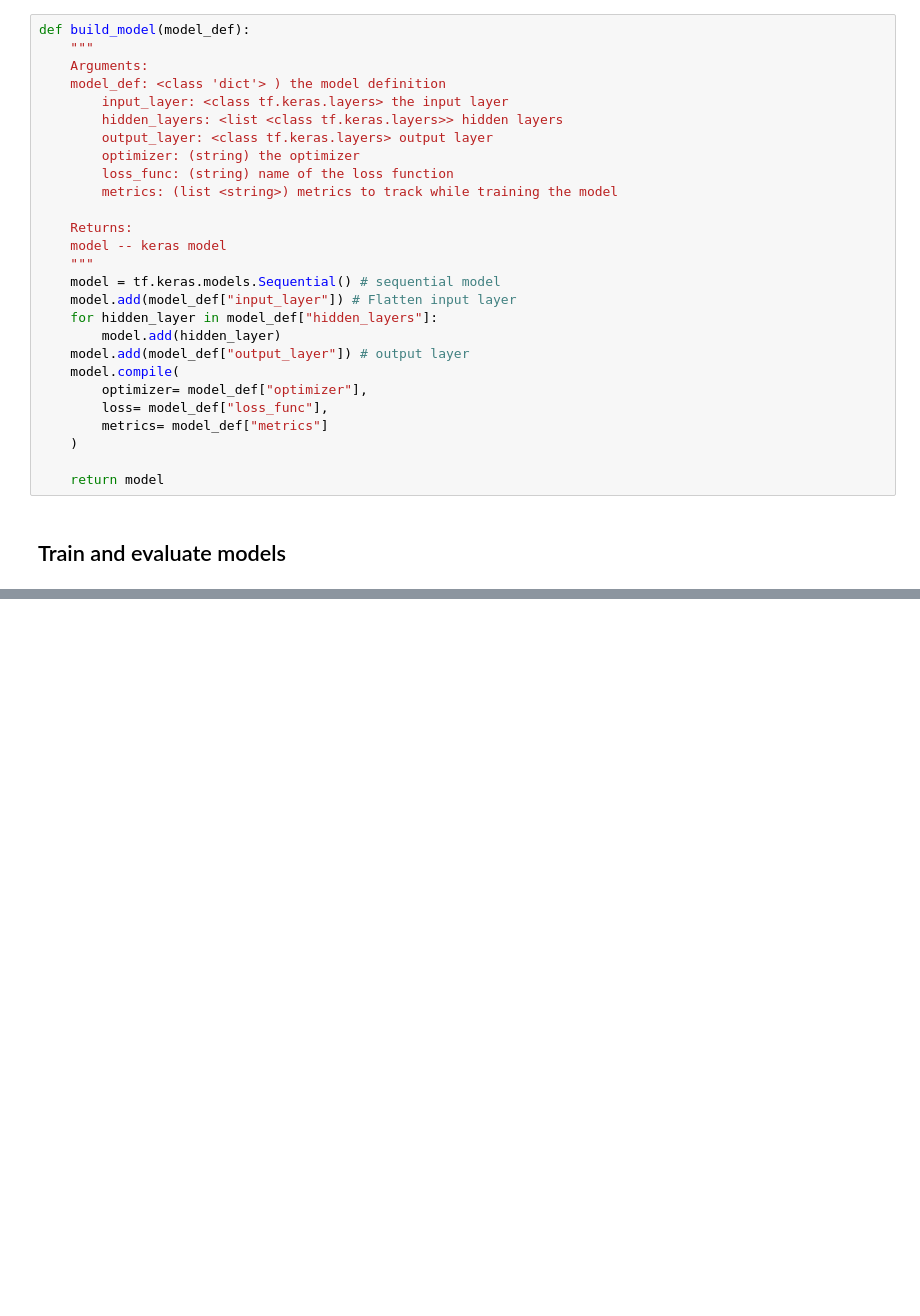
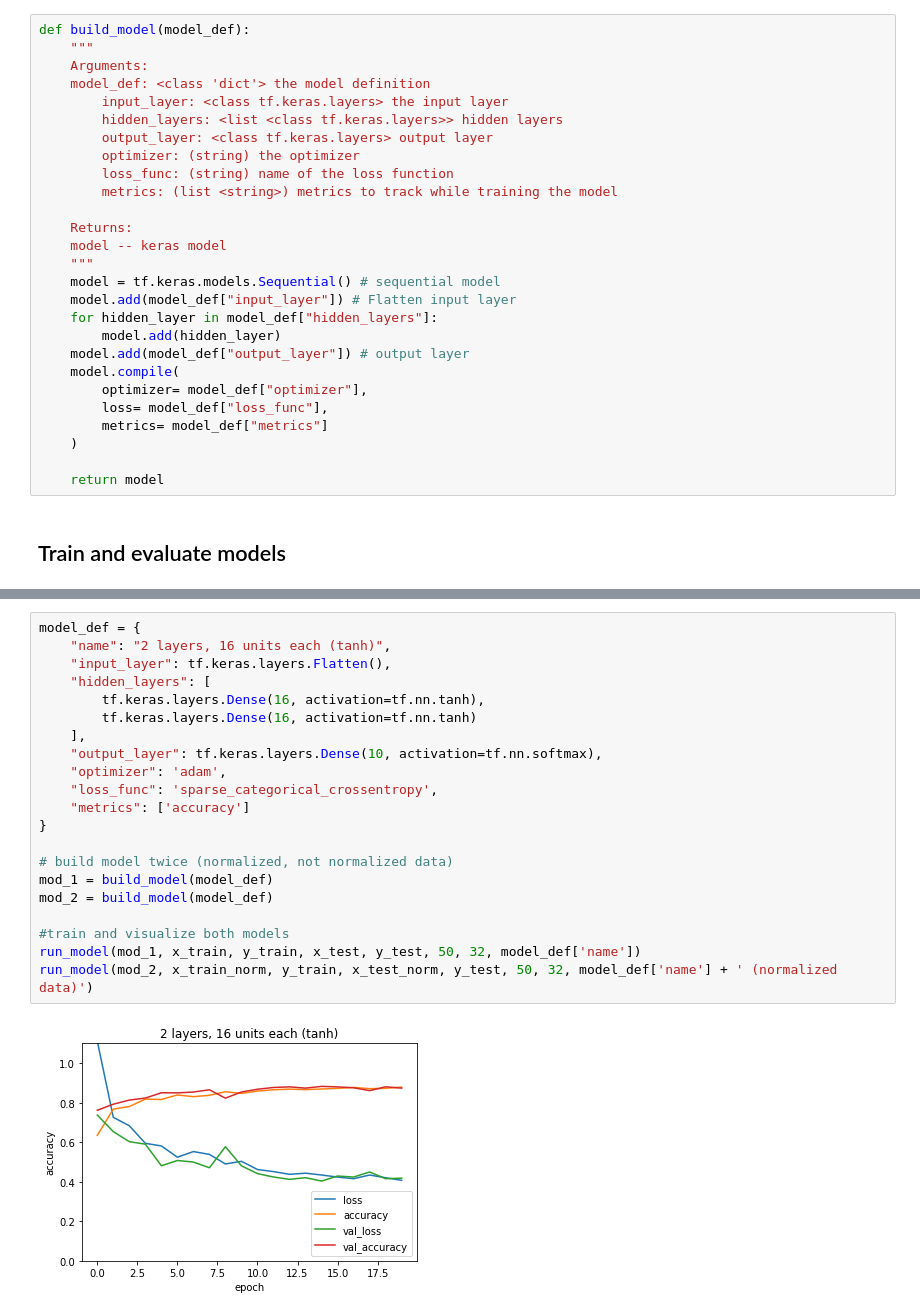
Before and after one commit to eat-your-broccoli/deeplearning, a Jupyter notebook: 02/Simple MNIST Handwritten Digit Recognition lgoettle.ipynb, the cells around one changed output, grey strips where cells are left out. Cells and saved outputs as stored; diff of their text form; blank space fills up the shorter version.

```diff
--- a/02/Simple MNIST Handwritten Digit Recognition lgoettle.ipynb
+++ b/02/Simple MNIST Handwritten Digit Recognition lgoettle.ipynb
@@ -28,7 +37,7 @@ easily build a model from a dictionary
 def build_model(model_def):
     """
     Arguments:
-    model_def: <class 'dict'> ) the model definition
+    model_def: <class 'dict'> the model definition
         input_layer: <class tf.keras.layers> the input layer
         hidden_layers: <list <class tf.keras.layers>> hidden layers
         output_layer: <class tf.keras.layers> output layer
@@ -174,0 +178,23 @@ for model_def in models:
+# %%
+model_def = {
+    "name": "2 layers, 16 units each (tanh)",
+    "input_layer": tf.keras.layers.Flatten(),
+    "hidden_layers": [
+        tf.keras.layers.Dense(16, activation=tf.nn.tanh),
+        tf.keras.layers.Dense(16, activation=tf.nn.tanh)
+    ],
+    "output_layer": tf.keras.layers.Dense(10, activation=tf.nn.softmax),
+    "optimizer": 'adam',
+    "loss_func": 'sparse_categorical_crossentropy',
+    "metrics": ['accuracy']
+}
+
+# build model twice (normalized, not normalized data)
+mod_1 = build_model(model_def)
+mod_2 = build_model(model_def)
+
+#train and visualize both models
+run_model(mod_1, x_train, y_train, x_test, y_test, 50, 32, model_def['name'])
+run_model(mod_2, x_train_norm, y_train, x_test_norm, y_test, 50, 32, model_def['name'] + ' (normalized data)')
+# %% [output]
+[figure, added]
```
Also changed, not shown: parts of 26 cells of this notebook.
